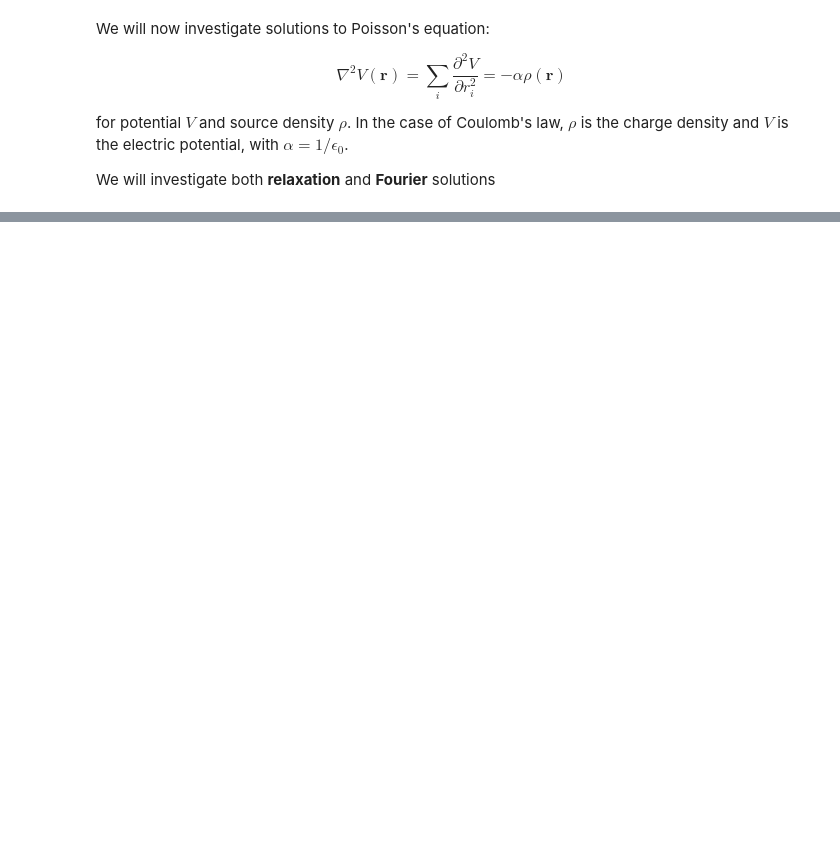
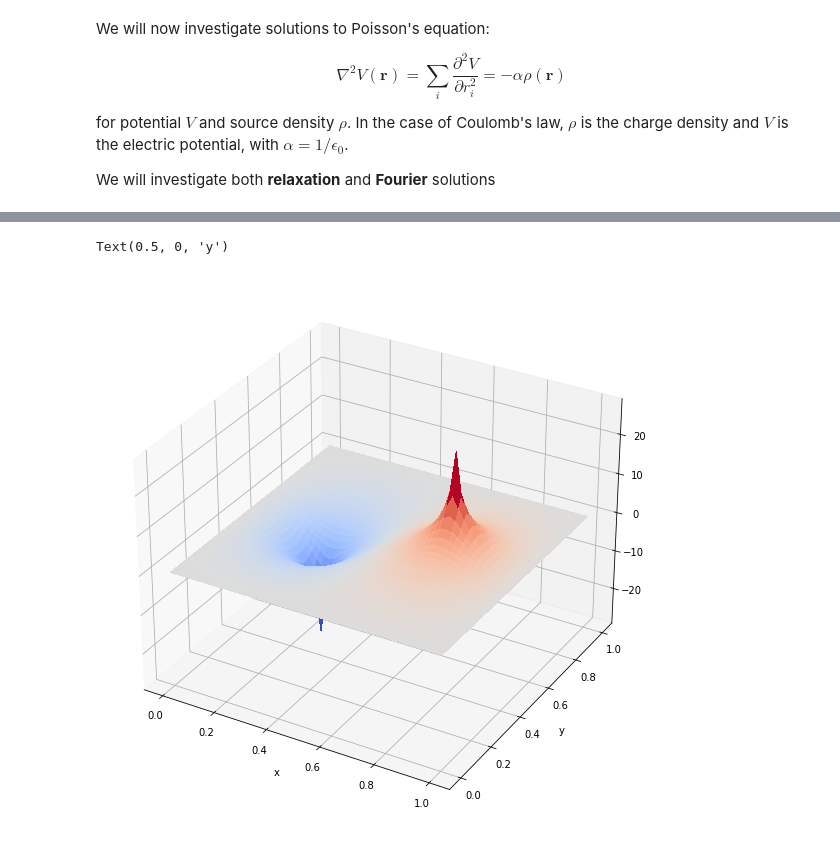
Before and after one commit to ubsuny/homework-2-nvidia-jetson, a Jupyter notebook: Problem2.ipynb, the cells around one changed output, grey strips where cells are left out. Cells and saved outputs as stored; diff of their text form; code cells hidden in the pictures; blank space fills up the shorter version.

```diff
--- a/Problem2.ipynb
+++ b/Problem2.ipynb
@@ -19,0 +216,13 @@ ModuleNotFoundError: No module named 'mpl_toolkits'
+# %%
+# Set Z to the poisson V[i][j]
+Z = np.array( p.V.real )
+
+fig = plt.figure(2,figsize=(10,10))
+ax = fig.gca(projection='3d')
+sur = ax.plot_surface( X, Y, Z, rstride=1, cstride=1, cmap=cm.coolwarm,
+                        linewidth=0, antialiased=False )
+plt.xlabel("x")
+plt.ylabel("y")
+# %% [output]
+Text(0.5, 0, 'y')
+[figure, added]
```
Also changed, not shown: parts of 7 cells of this notebook, 1 other file.
